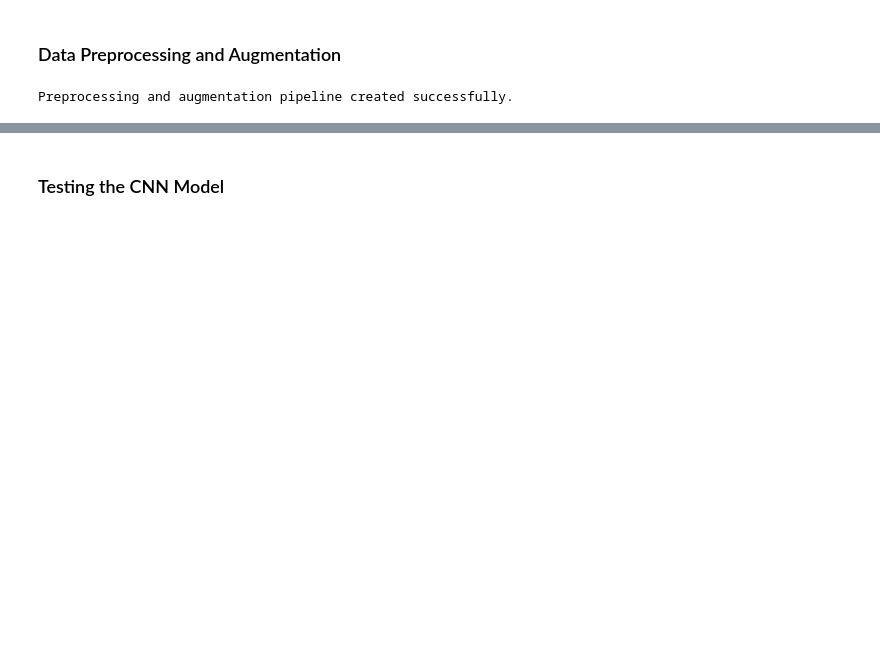
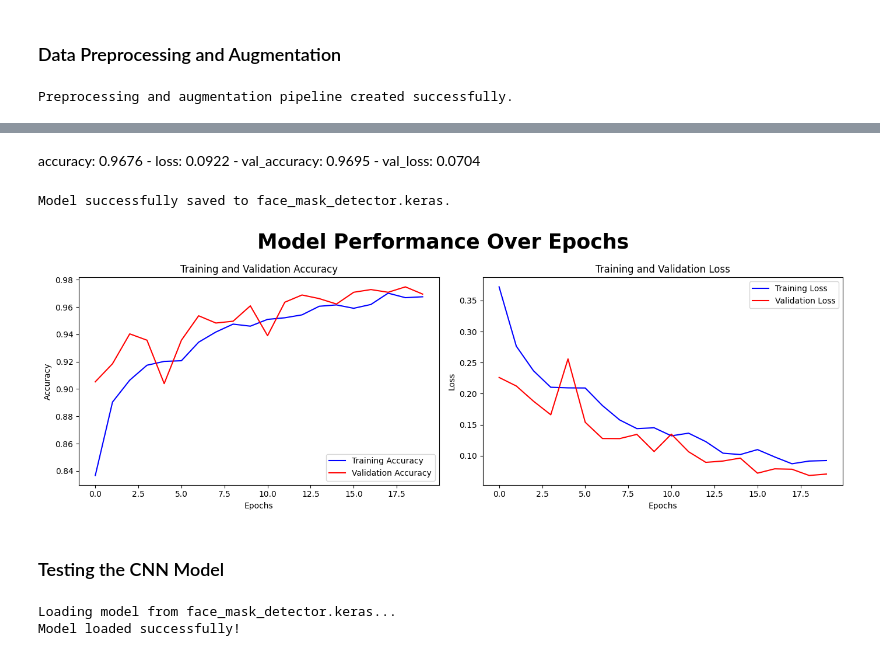
Before and after one commit to ismailfaridi/Face-Mask-Detection-System, a Jupyter notebook: cnn_model.ipynb, the cells around one changed output, grey strips where cells are left out. Drawn from its saved outputs; the diff is of its cells as text; code cells hidden in the pictures; blank space fills up the shorter version.

Commit message:
cnn model done

```diff
--- a/cnn_model.ipynb
+++ b/cnn_model.ipynb
@@ -154,0 +164,10 @@ model.compile(optimizer='Adam', loss='binary_crossentropy', metrics=['accuracy']
+# %%
+# Train the model
+EPOCHS = 20     # Number of times to iterate over the entire training dataset
+
+print("Starting model training...")
+history = model.fit(
+    train_dataset,
+    validation_data = test_dataset,
+    epochs = EPOCHS
+)
@@ -155,2 +192,57 @@ model.compile(optimizer='Adam', loss='binary_crossentropy', metrics=['accuracy']
+# %% [markdown]
+accuracy: 0.9676 - loss: 0.0922 - val_accuracy: 0.9695 - val_loss: 0.0704
+# %%
+# Save the model
+MODEL_SAVE_PATH = "face_mask_detector.keras"
+model.save(MODEL_SAVE_PATH)
+print(f"Model successfully saved to {MODEL_SAVE_PATH}.")
+# %% [output]
+Model successfully saved to face_mask_detector.keras.
+# %%
+# Visualize Model Performance
+acc = history.history['accuracy']
+val_acc = history.history['val_accuracy']
+loss = history.history['loss']
+val_loss = history.history['val_loss']
+
+epochs_range = range(EPOCHS)
+
+plt.figure(figsize=(14, 5))
+
+plt.subplot(1, 2, 1)
+plt.plot(epochs_range, acc, 'b-', label='Training Accuracy')
+plt.plot(epochs_range, val_acc, 'r-', label='Validation Accuracy')
+plt.legend(loc='lower right')
+plt.title('Training and Validation Accuracy')
+plt.xlabel('Epochs')
+plt.ylabel('Accuracy')
+
+plt.subplot(1, 2, 2)
+plt.plot(epochs_range, loss, 'b-', label='Training Loss')
+plt.plot(epochs_range, val_loss, 'r-', label='Validation Loss')
+plt.legend(loc='upper right')
+plt.title('Training and Validation Loss')
+plt.xlabel('Epochs')
+plt.ylabel('Loss')
+
+plt.suptitle("Model Performance Over Epochs", fontsize=25, fontweight='bold')
+
+plt.tight_layout()
+plt.show()
+# %% [output]
+[figure, added]
 # %% [markdown]
 ### Testing the CNN Model
+# %%
+from tensorflow.keras.models import load_model
+from tensorflow.keras.utils import load_img, img_to_array
+
+# 1. Load the saved model
+# Make sure the filename matches exactly what you saved earlier!
+MODEL_PATH = 'face_mask_detector.keras'
+print(f"Loading model from {MODEL_PATH}...")
+loaded_model = load_model(MODEL_PATH)
+print("Model loaded successfully!\n")
+# %% [output]
+Loading model from face_mask_detector.keras...
+Model loaded successfully!
```
Also changed, not shown: parts of 10 cells of this notebook, 1 other file.
